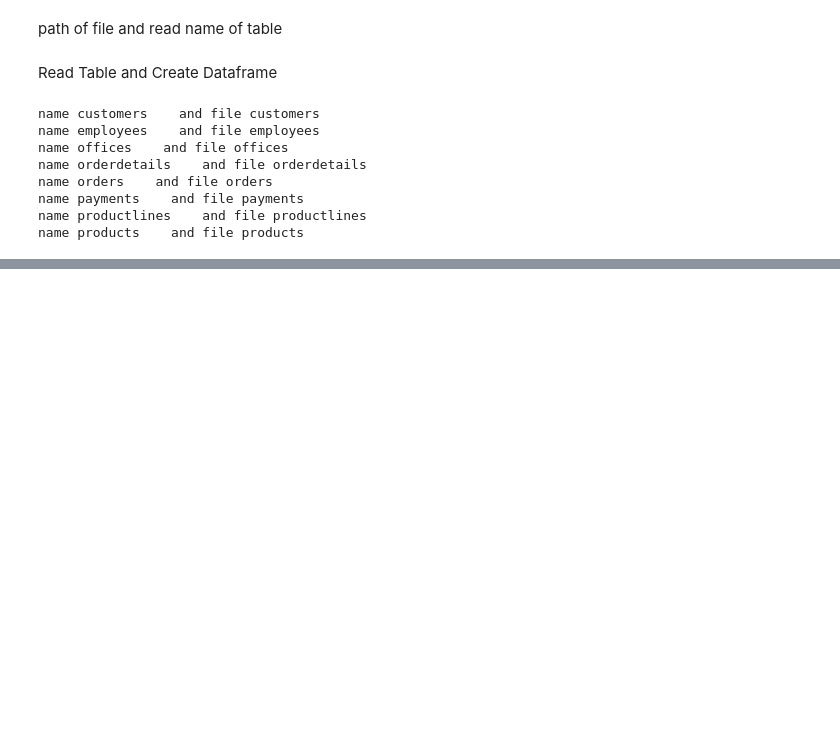
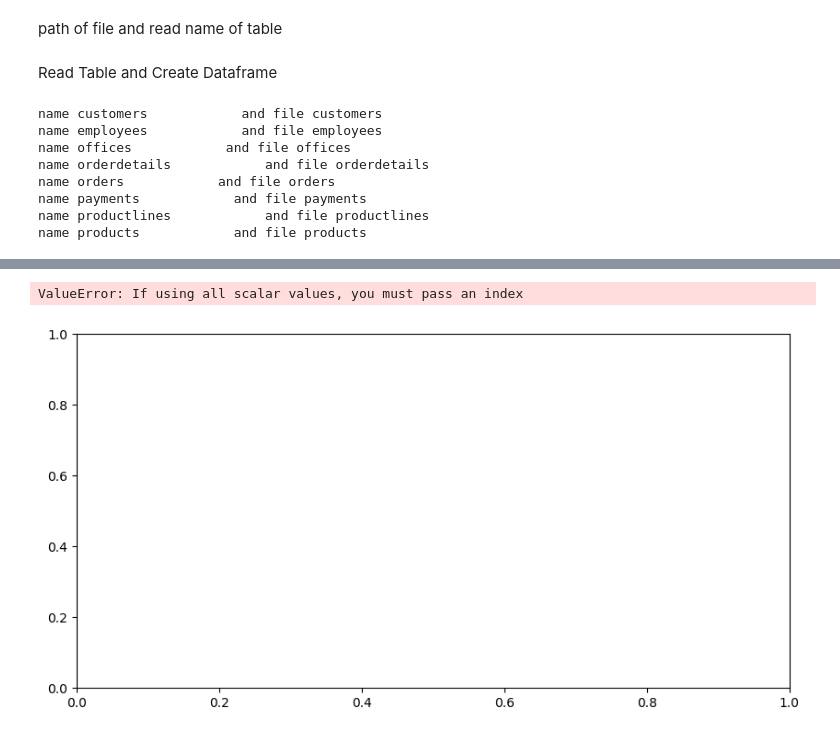
Before and after one commit to Mohsenmohebbi1993/Online-store-dataset, a Jupyter notebook: notebooks/Python/2. Analysis by python.ipynb, the cells around one changed output, grey strips where cells are left out. Drawn from its saved outputs; the diff is of its cells as text; code cells hidden in the pictures; blank space fills up the shorter version.

```diff
--- a/notebooks/Python/2. Analysis by python.ipynb
+++ b/notebooks/Python/2. Analysis by python.ipynb
@@ -71,0 +131,14 @@ name products    and file products
+# %%
+columns_name = customers["creditLimit"]
+
+fig, ax = plt.subplots(1)
+fig.set_size_inches(10, 5)
+
+# plot each column
+for col_name in columns_name:
+    ax = sns.histplot(data=customers, x=col_name, bins=30)
+
+plt.legend(labels=columns_name)
+# %% [output]
+ValueError: If using all scalar values, you must pass an index
+[figure, added]
```
Also changed, not shown: parts of 8 cells of this notebook.
